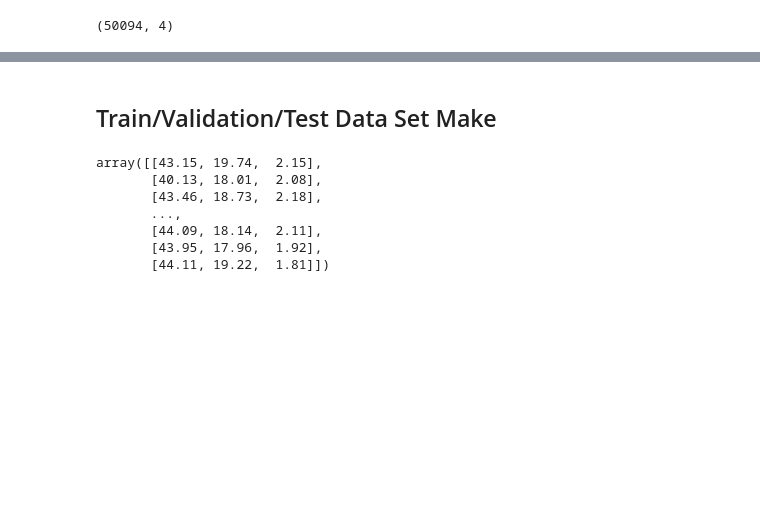
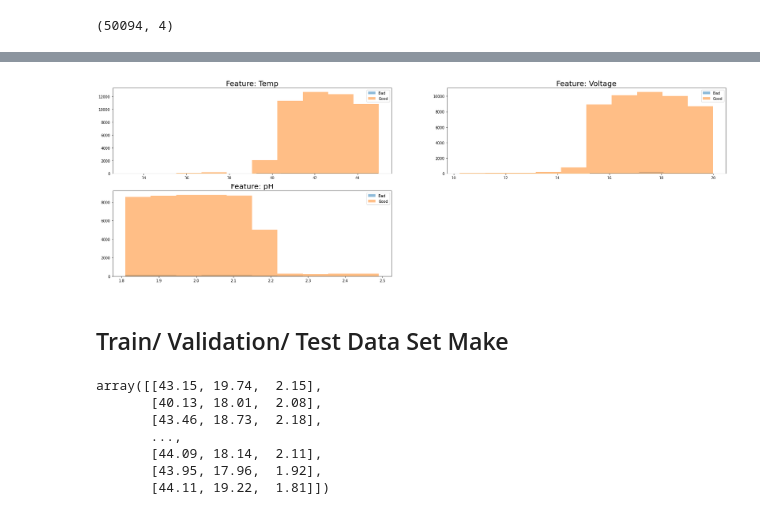
Before and after one commit to och5351/Bigdata_busan, a Jupyter notebook: ML/csy_RF/RandomForest.ipynb, the cells around one changed output, grey strips where cells are left out. Saved outputs shown, nothing was run; the diff lists cells and outputs as text; code cells hidden in the pictures; blank space fills up the shorter version.

```diff
--- a/ML/csy_RF/RandomForest.ipynb
+++ b/ML/csy_RF/RandomForest.ipynb
@@ -36,5 +77,25 @@ X_data.shape
+# %%
+# 설명변수 설정
+x = X_data[X_data.columns.difference(['QC'])]
+# 설명변수명 리스트
+feature_name = x.columns
+plt.figure(figsize=(30,30))
+for col_idx in range(len(feature_name)):
+    # 6행 2열 서브플롯에 각 feature 박스플롯 시각화
+    # subplot(행, 열, 어디에 그릴지)
+    plt.subplot(6, 2, col_idx+1)
+    # 불량에 해당하는 데이터 histogram 시각화
+    # alpha : 투명도
+    plt.hist(X_data[X_data['QC'] == 0][feature_name[col_idx]], label = "Bad", alpha =0.5)
+    # 정상에 해당하는 데이터 histogram 시각화
+    plt.hist(X_data[X_data['QC'] == 1][feature_name[col_idx]], label = "Good", alpha =0.5)
+    plt.legend()
+    plt.title("Feature: "+ feature_name[col_idx], fontsize = 20)
+plt.show()
+# %% [output]
+[figure, added]
 # %% [markdown]
-## Train/Validation/Test Data Set Make
+## Train/ Validation/ Test Data Set Make
 # %%
 # train
 train_np = X_data[['Temp', 'Voltage', 'pH']].to_numpy()
```
Also changed, not shown: parts of 15 cells of this notebook, 1 other file.
